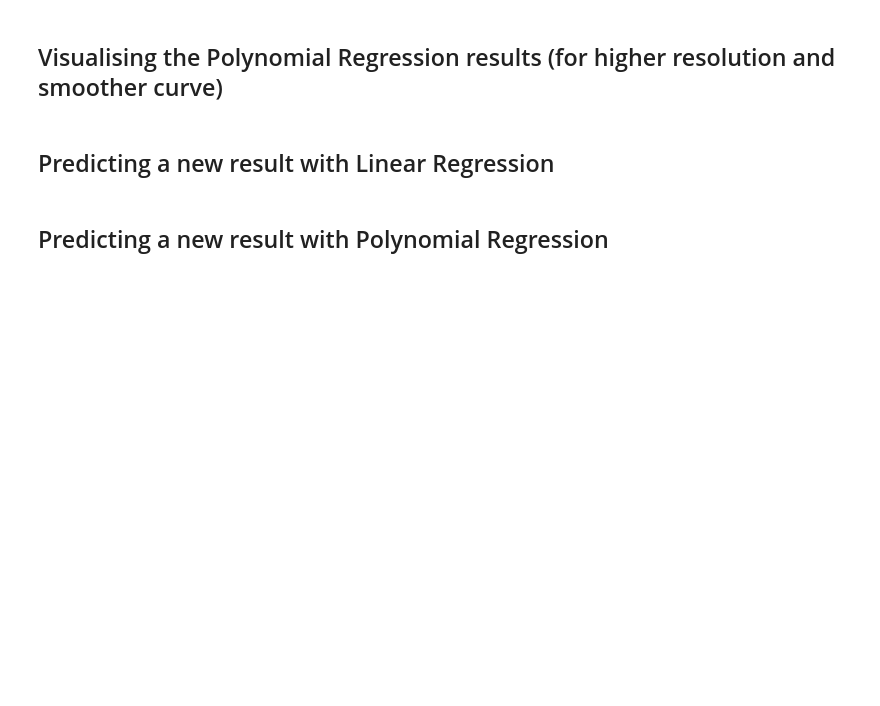
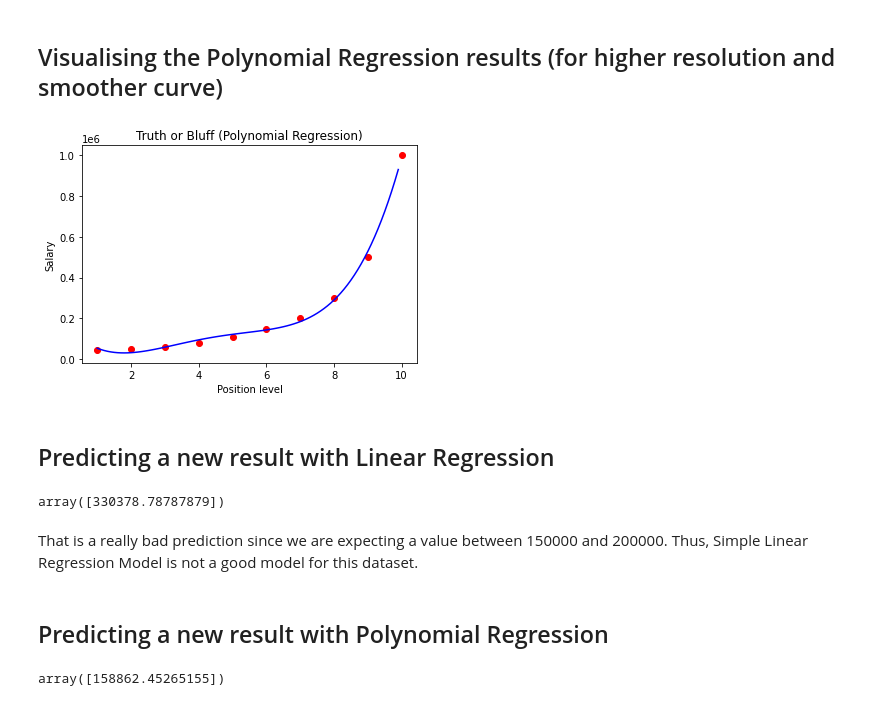
Before and after one commit to ancilcleetus/Machine-Learning-A-to-Z-References, a Jupyter notebook: Part-02-Regression/03-Polynomial-Linear-Regression/polynomial_linear_regression.ipynb, the cells around one changed output. Cells and saved outputs as stored; diff of their text form; code cells hidden in the pictures; blank space fills up the shorter version.

```diff
--- a/Part-02-Regression/03-Polynomial-Linear-Regression/polynomial_linear_regression.ipynb
+++ b/Part-02-Regression/03-Polynomial-Linear-Regression/polynomial_linear_regression.ipynb
@@ -75,6 +84,27 @@ plt.show()
 # %% [markdown]
 ## Visualising the Polynomial Regression results (for higher resolution and smoother curve)
+# %%
+X_grid = np.arange(min(X), max(X), 0.1)
+X_grid = X_grid.reshape((len(X_grid), 1))
+plt.scatter(X, y, color = 'red')
+plt.plot(X_grid, poly_regressor.predict(poly_features.fit_transform(X_grid)), color = 'blue')
+plt.title('Truth or Bluff (Polynomial Regression)')
+plt.xlabel('Position level')
+plt.ylabel('Salary')
+plt.show()
+# %% [output]
+[figure, added]
 # %% [markdown]
 ## Predicting a new result with Linear Regression
+# %%
+linear_regressor.predict([[6.5]])
+# %% [output]
+array([330378.78787879])
+# %% [markdown]
+That is a really bad prediction since we are expecting a value between 150000 and 200000. Thus, Simple Linear Regression Model is not a good model for this dataset.
 # %% [markdown]
 ## Predicting a new result with Polynomial Regression
+# %%
+poly_regressor.predict(poly_features.fit_transform([[6.5]]))
+# %% [output]
+array([158862.45265155])
```
Also changed, not shown: parts of 3 cells of this notebook.
